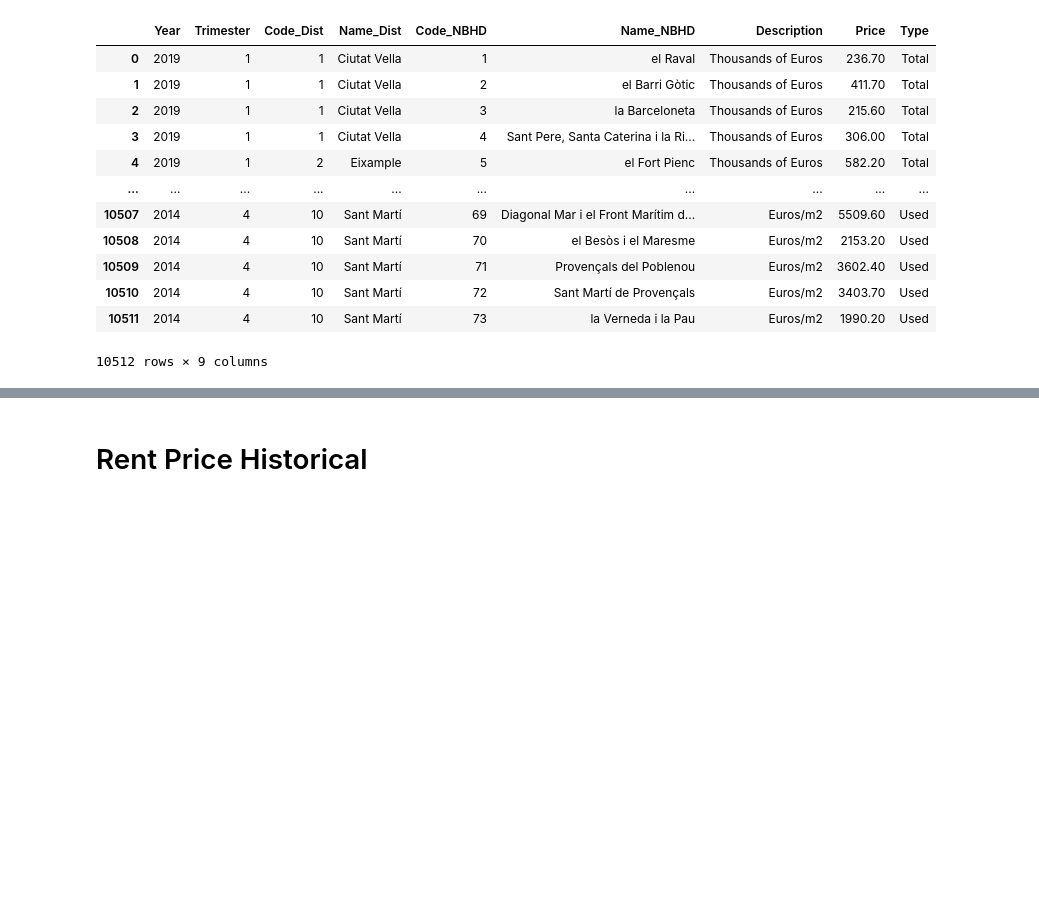
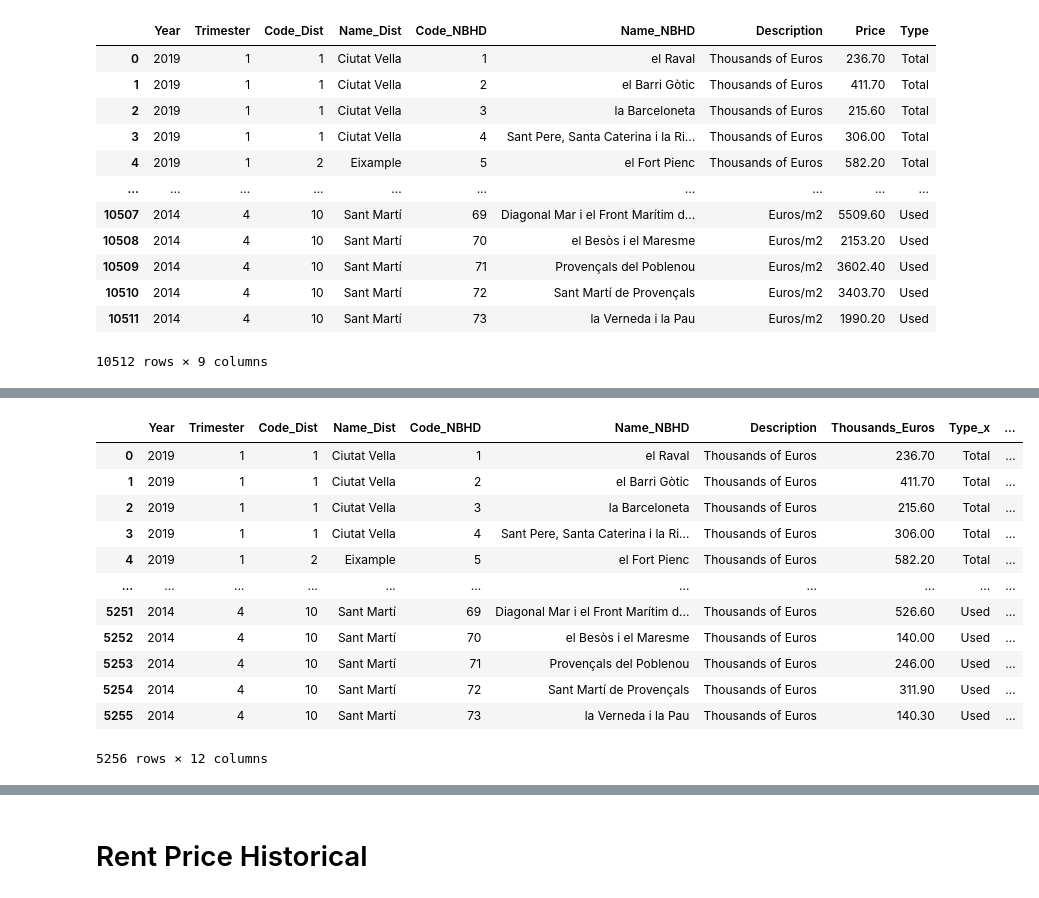
Before and after one commit to MayGodoy/BCN-Data, a Jupyter notebook: notebooks/00.Collect_Datasets.ipynb, the cells around one changed output, grey strips where cells are left out. Saved outputs shown, nothing was run; the diff lists cells and outputs as text; code cells hidden in the pictures; blank space fills up the shorter version.

Commit message:
update price

```diff
--- a/notebooks/00.Collect_Datasets.ipynb
+++ b/notebooks/00.Collect_Datasets.ipynb
@@ -138,0 +143,11 @@ price_hist
+# %%
+te = price_hist.loc[price_hist.Description == "Thousands of Euros", :].reset_index(drop=True)
+te.columns = ['Year','Trimester', 'Code_Dist','Name_Dist','Code_NBHD', 'Name_NBHD','Description','Thousands_Euros','Type']
+e = price_hist.loc[price_hist.Description == "Euros/m2", :].reset_index(drop=True)
+e.columns = ['Year','Trimester', 'Code_Dist','Name_Dist','Code_NBHD', 'Name_NBHD','Description','Euros','Type']
+# %%
+e["KEY"]  =  e["Year"].astype(str) + "-" +  e["Trimester"].astype(str) + "-" + e["Code_Dist"].astype(str) + "-" +  e["Code_NBHD"].astype(str) + "-" +  e["Type"].astype(str)
+te["KEY"] = te["Year"].astype(str) + "-" + te["Trimester"].astype(str) + "-" +te["Code_Dist"].astype(str) + "-" + te["Code_NBHD"].astype(str)  + "-" +  te["Type"].astype(str)
+# %%
+e = e.iloc[:,-3:]
+e
@@ -138,0 +168,17 @@ price_hist
+# %%
+dd  = pd.merge(te,e,left_on="KEY", right_on="KEY", how='left')
+dd
+# %% [output]
+|  | Year | Trimester | Code_Dist | Name_Dist | Code_NBHD | Name_NBHD | Description | Thousands_Euros | Type_x | ... |
+| 0 | 2019 | 1 | 1 | Ciutat Vella | 1 | el Raval | Thousands of Euros | 236.70 | Total | ... |
+| 1 | 2019 | 1 | 1 | Ciutat Vella | 2 | el Barri Gòtic | Thousands of Euros | 411.70 | Total | ... |
+| 2 | 2019 | 1 | 1 | Ciutat Vella | 3 | la Barceloneta | Thousands of Euros | 215.60 | Total | ... |
+| 3 | 2019 | 1 | 1 | Ciutat Vella | 4 | Sant Pere, Santa Caterina i la Ri... | Thousands of Euros | 306.00 | Total | ... |
+| 4 | 2019 | 1 | 2 | Eixample | 5 | el Fort Pienc | Thousands of Euros | 582.20 | Total | ... |
+| ... | ... | ... | ... | ... | ... | ... | ... | ... | ... | ... |
+| 5251 | 2014 | 4 | 10 | Sant Martí | 69 | Diagonal Mar i el Front Marítim d... | Thousands of Euros | 526.60 | Used | ... |
+| 5252 | 2014 | 4 | 10 | Sant Martí | 70 | el Besòs i el Maresme | Thousands of Euros | 140.00 | Used | ... |
+| 5253 | 2014 | 4 | 10 | Sant Martí | 71 | Provençals del Poblenou | Thousands of Euros | 246.00 | Used | ... |
+| 5254 | 2014 | 4 | 10 | Sant Martí | 72 | Sant Martí de Provençals | Thousands of Euros | 311.90 | Used | ... |
+| 5255 | 2014 | 4 | 10 | Sant Martí | 73 | la Verneda i la Pau | Thousands of Euros | 140.30 | Used | ... |
+5256 rows × 12 columns
```
Also changed, not shown: parts of 4 cells of this notebook, 1 other file.
